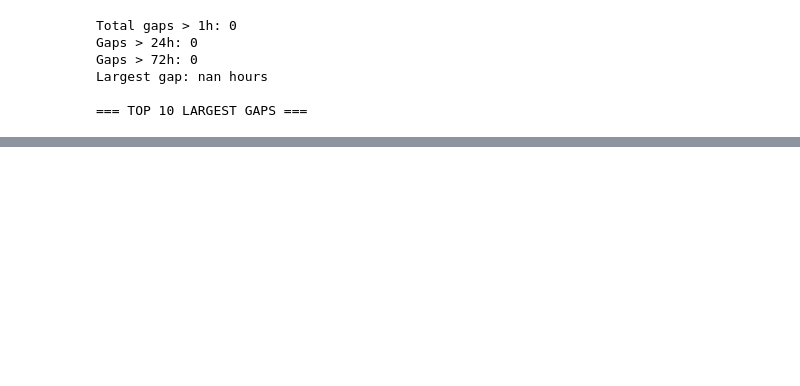
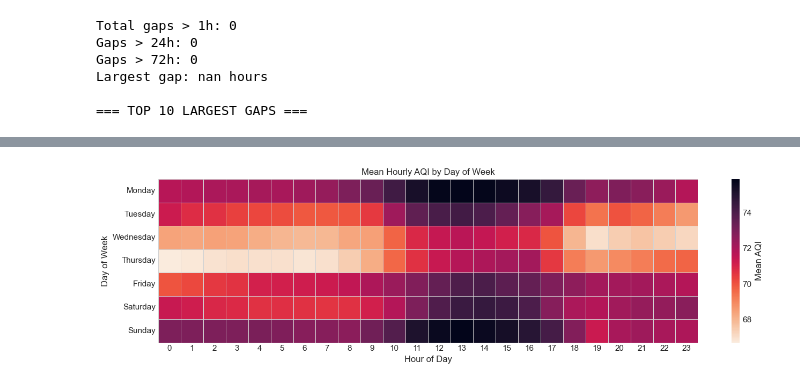
Before and after one commit to mwasifshkeel/pearls-aqi-predictor, a Jupyter notebook: src/eda/01_raw_exploration.ipynb, the cells around one changed output, grey strips where cells are left out. Cells and saved outputs as stored; diff of their text form; code cells hidden in the pictures; blank space fills up the shorter version.

```diff
--- a/src/eda/01_raw_exploration.ipynb
+++ b/src/eda/01_raw_exploration.ipynb
@@ -355,0 +343,14 @@ Your model RMSE ~12.4 — compare above to see actual uplift over naive baseline
+# %%
+df_h = data[['timestamp','european_aqi']].dropna().copy()
+df_h['hour'] = df_h['timestamp'].dt.hour
+df_h['day_of_week'] = df_h['timestamp'].dt.day_name()
+order = ['Monday','Tuesday','Wednesday','Thursday','Friday','Saturday','Sunday']
+pivot = df_h.pivot_table(index='day_of_week', columns='hour', values='european_aqi', aggfunc='mean').reindex(order)
+plt.figure(figsize=(14,4))
+sns.heatmap(pivot, cmap='rocket_r', cbar_kws={'label':'Mean AQI'}, linewidths=.5, linecolor='lightgray')
+plt.title('Mean Hourly AQI by Day of Week')
+plt.ylabel('Day of Week')
+plt.xlabel('Hour of Day')
+plt.tight_layout()
+# %% [output]
+[figure, added]
```
Also changed, not shown: parts of 13 cells of this notebook, 5 other files.
